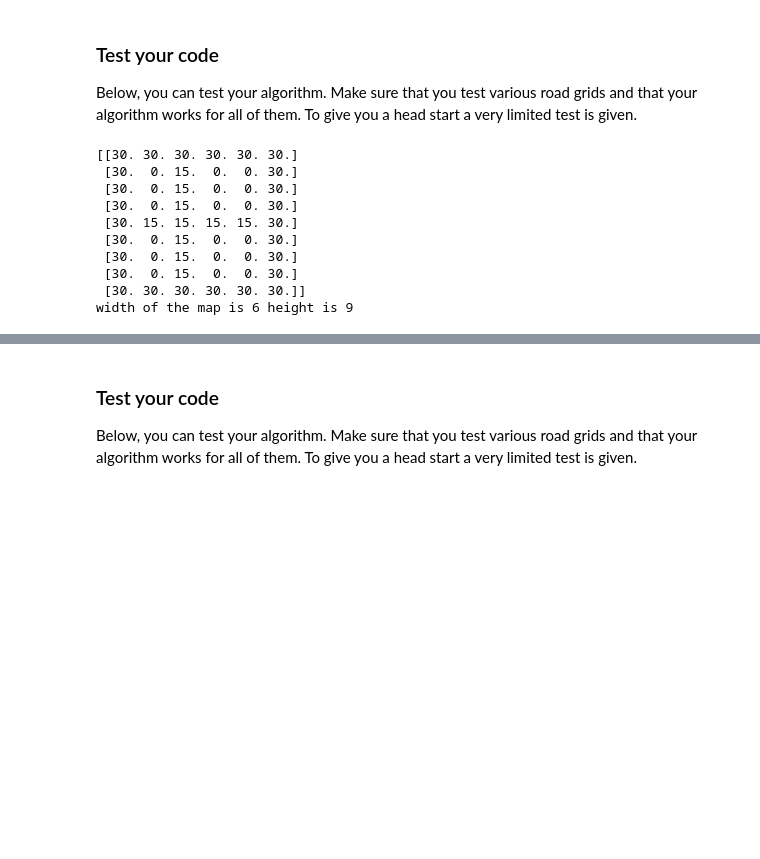
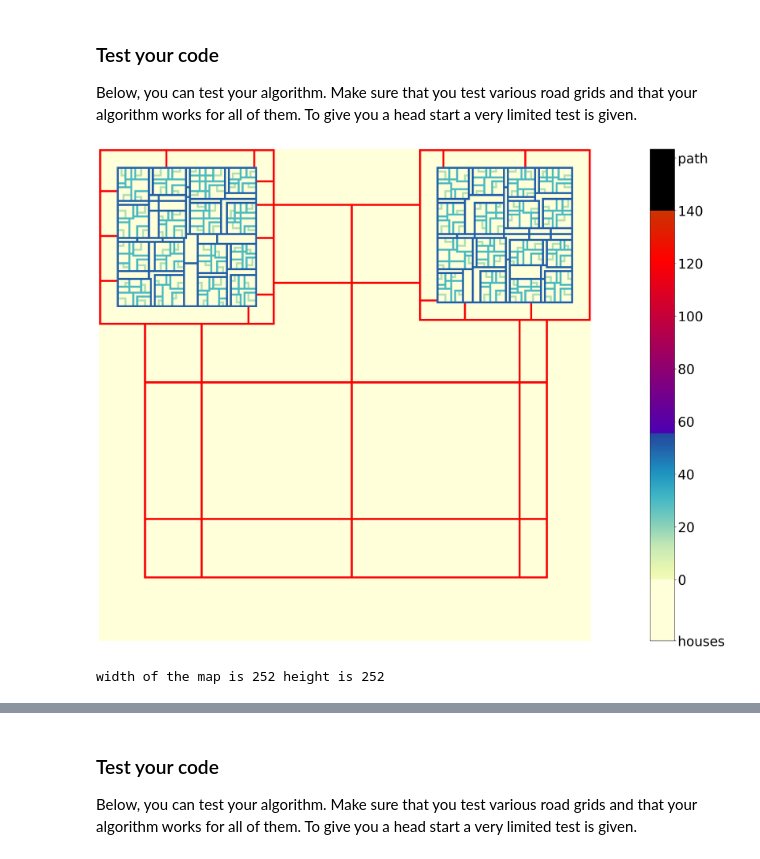
Before and after one commit to kooroshkz/Algorithms-and-Data-Structures, a Jupyter notebook: Assignment-2/assignment2.ipynb, the cells around one changed output, grey strips where cells are left out. Drawn from its saved outputs; the diff is of its cells as text; code cells hidden in the pictures; blank space fills up the shorter version.

```diff
--- a/Assignment-2/assignment2.ipynb
+++ b/Assignment-2/assignment2.ipynb
@@ -518,20 +524,12 @@ Appending to assignment2_3893995_4003748_notebook.py
 Below, you can test your algorithm. Make sure that you test various road grids and that your algorithm works for all of them. To give you a head start a very limited test is given.
 # %%
 # If you put the map generated in a separate cell you can run multiple tests on the same map
-map_ = Map(0, (1, 1))
-print(map_.grid)
+map_ = Map(5, (1, 1))
+map_.show()
 print(f"width of the map is {len(map_[0])} height is {len(map_[:,0])}")
 # %% [output]
+[figure, added]
-[[30. 30. 30. 30. 30. 30.]
- [30.  0. 15.  0.  0. 30.]
- [30.  0. 15.  0.  0. 30.]
- [30.  0. 15.  0.  0. 30.]
- [30. 15. 15. 15. 15. 30.]
- [30.  0. 15.  0.  0. 30.]
- [30.  0. 15.  0.  0. 30.]
- [30.  0. 15.  0.  0. 30.]
- [30. 30. 30. 30. 30. 30.]]
-width of the map is 6 height is 9
+width of the map is 252 height is 252
 # %%
 plt.matplotlib.rcParams['figure.dpi'] = max(30, map_.size ** 0.5 // 2)  # Number of pixels, therefore, the quality of the image. A large dpi is very slow.
 
```
Also changed, not shown: parts of 14 cells of this notebook.
